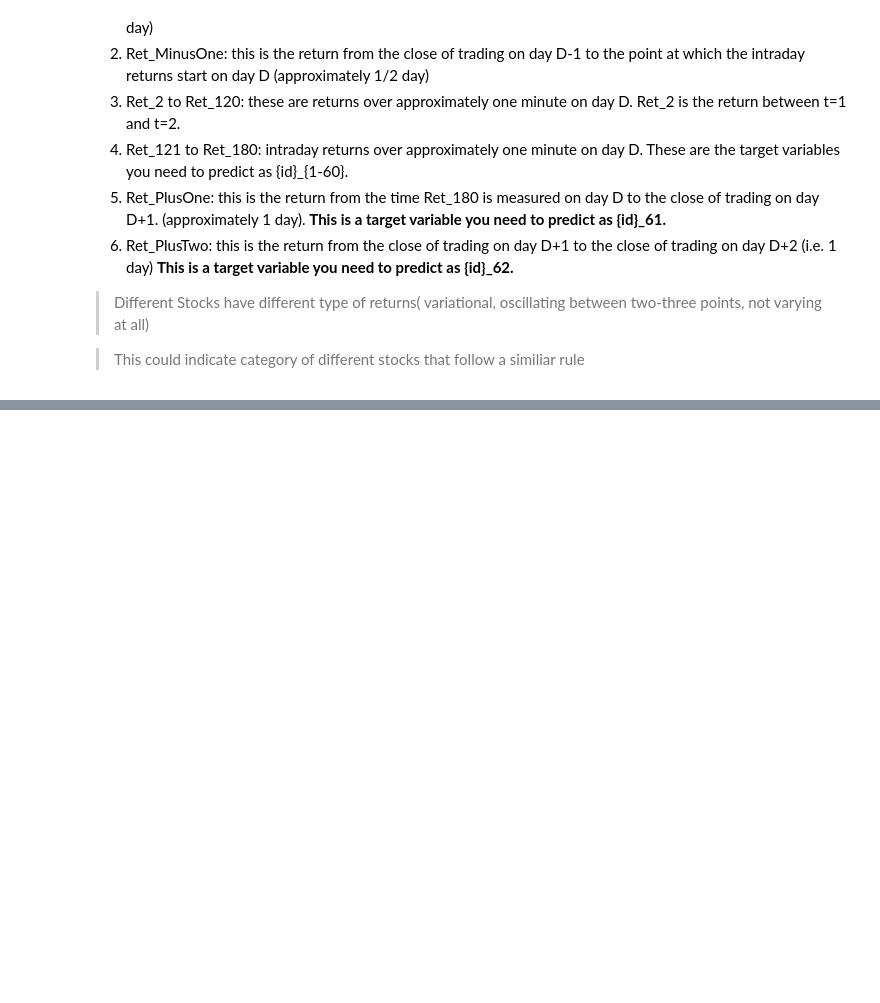
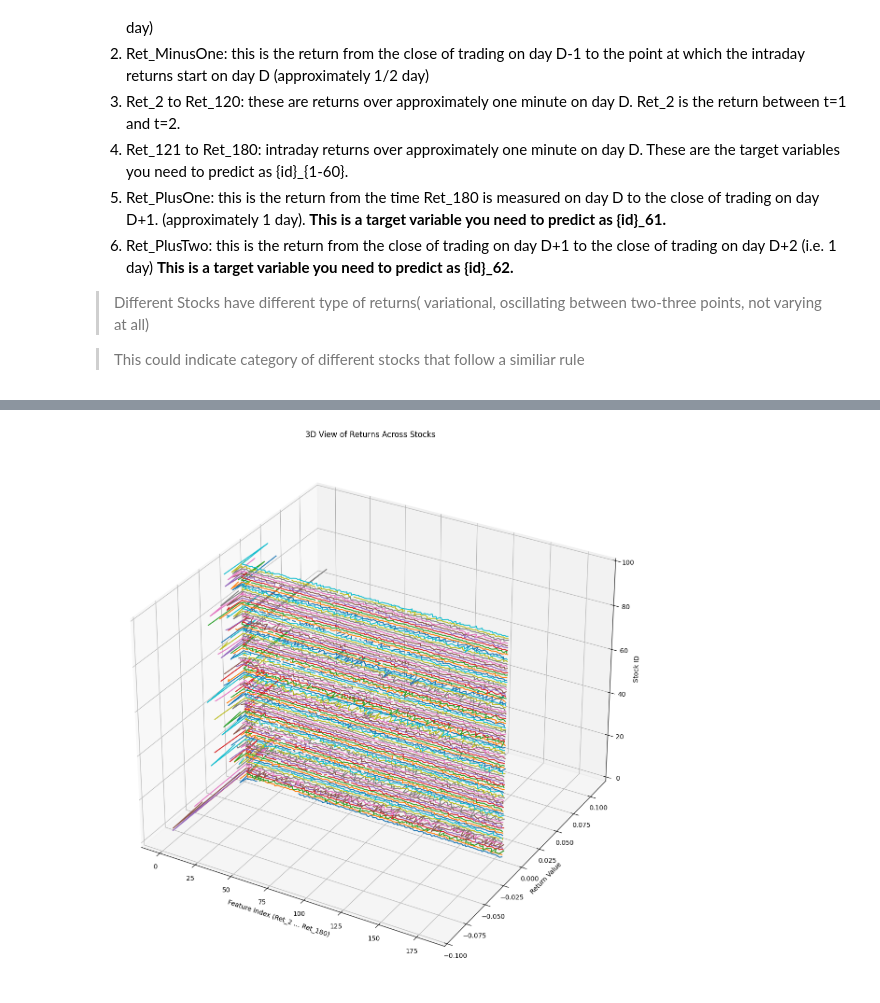
Before and after one commit to Dhondu-Just-Chill/Winton-Challenge, a Jupyter notebook: Notebooks/EDA.ipynb, the cells around one changed output, grey strips where cells are left out. Cells and saved outputs as stored; diff of their text form; code cells hidden in the pictures; blank space fills up the shorter version.

Commit message:
Made observations in the behaviour of stocks

```diff
--- a/Notebooks/EDA.ipynb
+++ b/Notebooks/EDA.ipynb
@@ -62,0 +121,23 @@ plot_random_stock(train)
+# %%
+#plotting sample of stocks
+from mpl_toolkits.mplot3d import Axes3D
+cols = [col for col in train.columns if col.startswith("Ret_") and col not in ["Ret_PlusOne", "Ret_PlusTwo"]]
+
+sample_df = train.sample(n=100)[cols]
+x = np.arange(len(cols))
+
+fig = plt.figure(figsize = (20,15))
+ax = fig.add_subplot(111, projection= "3d")
+
+for i, row in enumerate(sample_df.to_numpy()):
+    y= row
+    z = np.full_like(x,i)
+    ax.plot(x,y,z, label =f"Stock{i}" if i <3 else "")
+
+ax.set_xlabel("Feature Index (Ret_2 … Ret_180)")
+ax.set_ylabel("Return Value")
+ax.set_zlabel("Stock ID")
+ax.set_title("3D View of Returns Across Stocks")
+plt.show()
+# %% [output]
+[figure, added]
```
Also changed, not shown: parts of 10 cells of this notebook.
